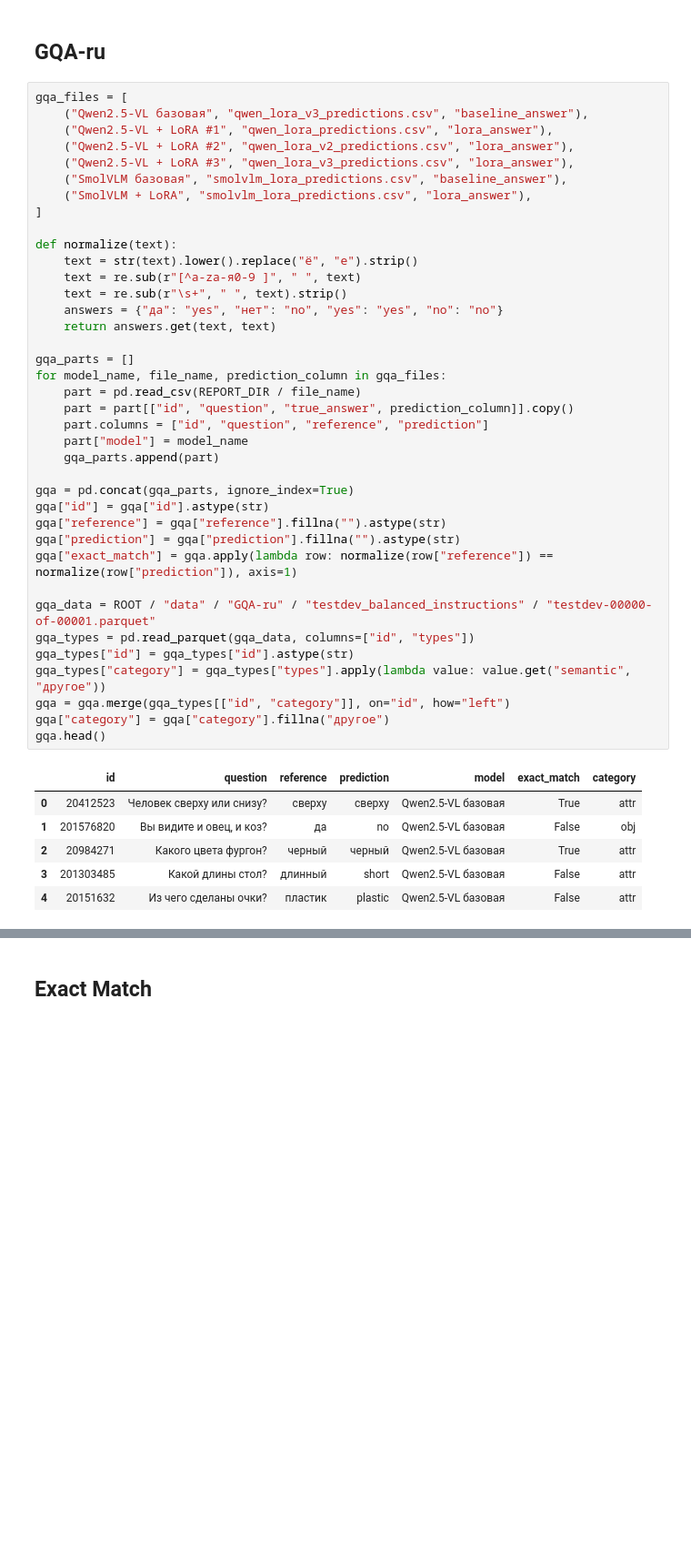
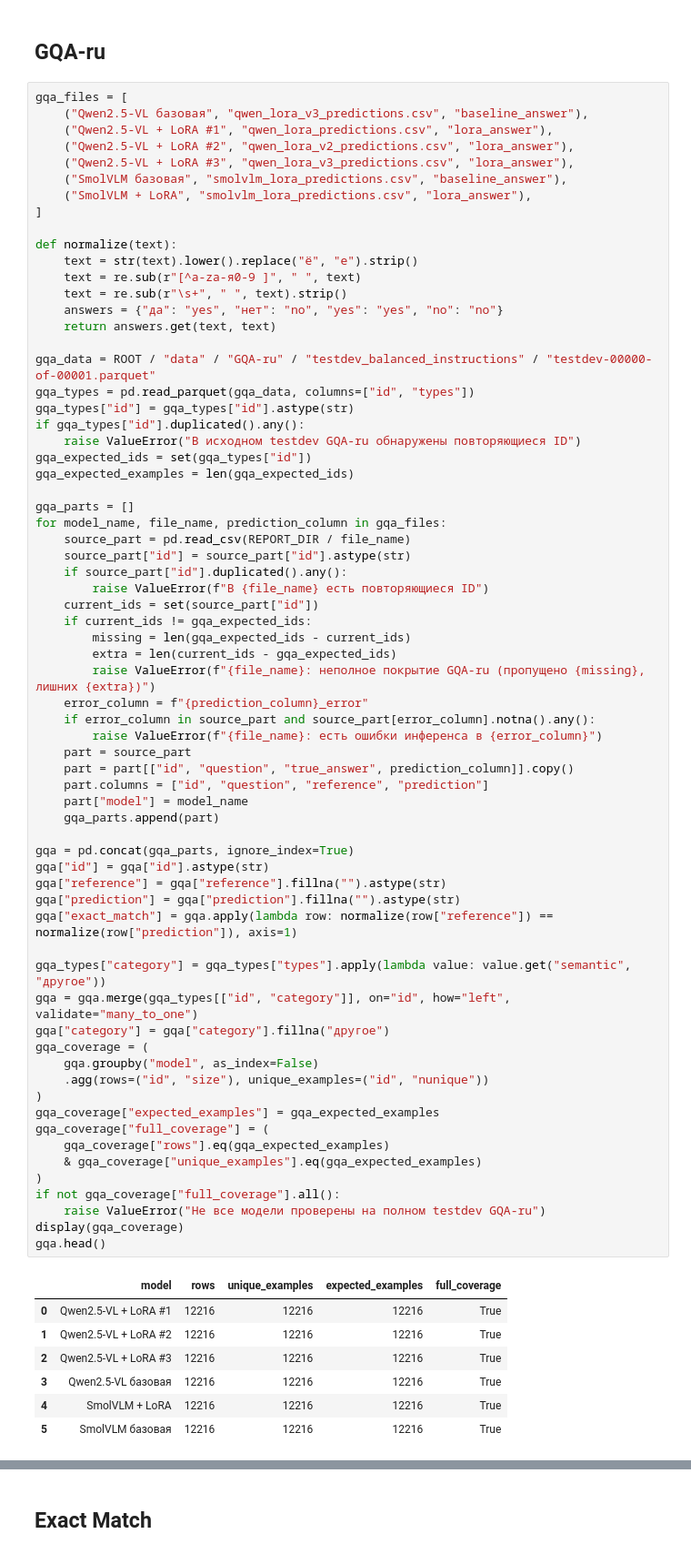
Before and after one commit to Dezurn/vk-vision-language-vqa, a Jupyter notebook: notebooks/metrics_compare.ipynb, the cells around one changed output, grey strips where cells are left out. Shown at 91% size. Cells and saved outputs as stored; diff of their text form; blank space fills up the shorter version.

```diff
--- a/notebooks/evaluate_all_models.ipynb
+++ b/notebooks/metrics_compare.ipynb
@@ -52,41 +52,71 @@ gqa_files = [
     ("Qwen2.5-VL + LoRA #2", "qwen_lora_v2_predictions.csv", "lora_answer"),
     ("Qwen2.5-VL + LoRA #3", "qwen_lora_v3_predictions.csv", "lora_answer"),
     ("SmolVLM базовая", "smolvlm_lora_predictions.csv", "baseline_answer"),
     ("SmolVLM + LoRA", "smolvlm_lora_predictions.csv", "lora_answer"),
 ]
 
 def normalize(text):
     text = str(text).lower().replace("ё", "е").strip()
     text = re.sub(r"[^a-zа-я0-9 ]", " ", text)
     text = re.sub(r"\s+", " ", text).strip()
     answers = {"да": "yes", "нет": "no", "yes": "yes", "no": "no"}
     return answers.get(text, text)
 
+gqa_data = ROOT / "data" / "GQA-ru" / "testdev_balanced_instructions" / "testdev-00000-of-00001.parquet"
+gqa_types = pd.read_parquet(gqa_data, columns=["id", "types"])
+gqa_types["id"] = gqa_types["id"].astype(str)
+if gqa_types["id"].duplicated().any():
+    raise ValueError("В исходном testdev GQA-ru обнаружены повторяющиеся ID")
+gqa_expected_ids = set(gqa_types["id"])
+gqa_expected_examples = len(gqa_expected_ids)
+
 gqa_parts = []
 for model_name, file_name, prediction_column in gqa_files:
-    part = pd.read_csv(REPORT_DIR / file_name)
+    source_part = pd.read_csv(REPORT_DIR / file_name)
+    source_part["id"] = source_part["id"].astype(str)
+    if source_part["id"].duplicated().any():
+        raise ValueError(f"В {file_name} есть повторяющиеся ID")
+    current_ids = set(source_part["id"])
+    if current_ids != gqa_expected_ids:
+        missing = len(gqa_expected_ids - current_ids)
+        extra = len(current_ids - gqa_expected_ids)
+        raise ValueError(f"{file_name}: неполное покрытие GQA-ru (пропущено {missing}, лишних {extra})")
+    error_column = f"{prediction_column}_error"
+    if error_column in source_part and source_part[error_column].notna().any():
+        raise ValueError(f"{file_name}: есть ошибки инференса в {error_column}")
+    part = source_part
     part = part[["id", "question", "true_answer", prediction_column]].copy()
     part.columns = ["id", "question", "reference", "prediction"]
     part["model"] = model_name
     gqa_parts.append(part)
 
 gqa = pd.concat(gqa_parts, ignore_index=True)
 gqa["id"] = gqa["id"].astype(str)
 gqa["reference"] = gqa["reference"].fillna("").astype(str)
 gqa["prediction"] = gqa["prediction"].fillna("").astype(str)
 gqa["exact_match"] = gqa.apply(lambda row: normalize(row["reference"]) == normalize(row["prediction"]), axis=1)
 
-gqa_data = ROOT / "data" / "GQA-ru" / "testdev_balanced_instructions" / "testdev-00000-of-00001.parquet"
-gqa_types = pd.read_parquet(gqa_data, columns=["id", "types"])
-gqa_types["id"] = gqa_types["id"].astype(str)
 gqa_types["category"] = gqa_types["types"].apply(lambda value: value.get("semantic", "другое"))
-gqa = gqa.merge(gqa_types[["id", "category"]], on="id", how="left")
+gqa = gqa.merge(gqa_types[["id", "category"]], on="id", how="left", validate="many_to_one")
 gqa["category"] = gqa["category"].fillna("другое")
+gqa_coverage = (
+    gqa.groupby("model", as_index=False)
+    .agg(rows=("id", "size"), unique_examples=("id", "nunique"))
+)
+gqa_coverage["expected_examples"] = gqa_expected_examples
+gqa_coverage["full_coverage"] = (
+    gqa_coverage["rows"].eq(gqa_expected_examples)
+    & gqa_coverage["unique_examples"].eq(gqa_expected_examples)
+)
+if not gqa_coverage["full_coverage"].all():
+    raise ValueError("Не все модели проверены на полном testdev GQA-ru")
+display(gqa_coverage)
 gqa.head()
 # %% [output]
-|  | id | question | reference | prediction | model | exact_match | category |
-| 0 | 20412523 | Человек сверху или снизу? | сверху | сверху | Qwen2.5-VL базовая | True | attr |
-| 1 | 201576820 | Вы видите и овец, и коз? | да | no | Qwen2.5-VL базовая | False | obj |
-| 2 | 20984271 | Какого цвета фургон? | черный | черный | Qwen2.5-VL базовая | True | attr |
-| 3 | 201303485 | Какой длины стол? | длинный | short | Qwen2.5-VL базовая | False | attr |
-| 4 | 20151632 | Из чего сделаны очки? | пластик | plastic | Qwen2.5-VL базовая | False | attr |
+|  | model | rows | unique_examples | expected_examples | full_coverage |
+| 0 | Qwen2.5-VL + LoRA #1 | 12216 | 12216 | 12216 | True |
+| 1 | Qwen2.5-VL + LoRA #2 | 12216 | 12216 | 12216 | True |
+| 2 | Qwen2.5-VL + LoRA #3 | 12216 | 12216 | 12216 | True |
+| 3 | Qwen2.5-VL базовая | 12216 | 12216 | 12216 | True |
+| 4 | SmolVLM + LoRA | 12216 | 12216 | 12216 | True |
+| 5 | SmolVLM базовая | 12216 | 12216 | 12216 | True |
```
Also changed, not shown: parts of 20 cells of this notebook, 1 other file.
